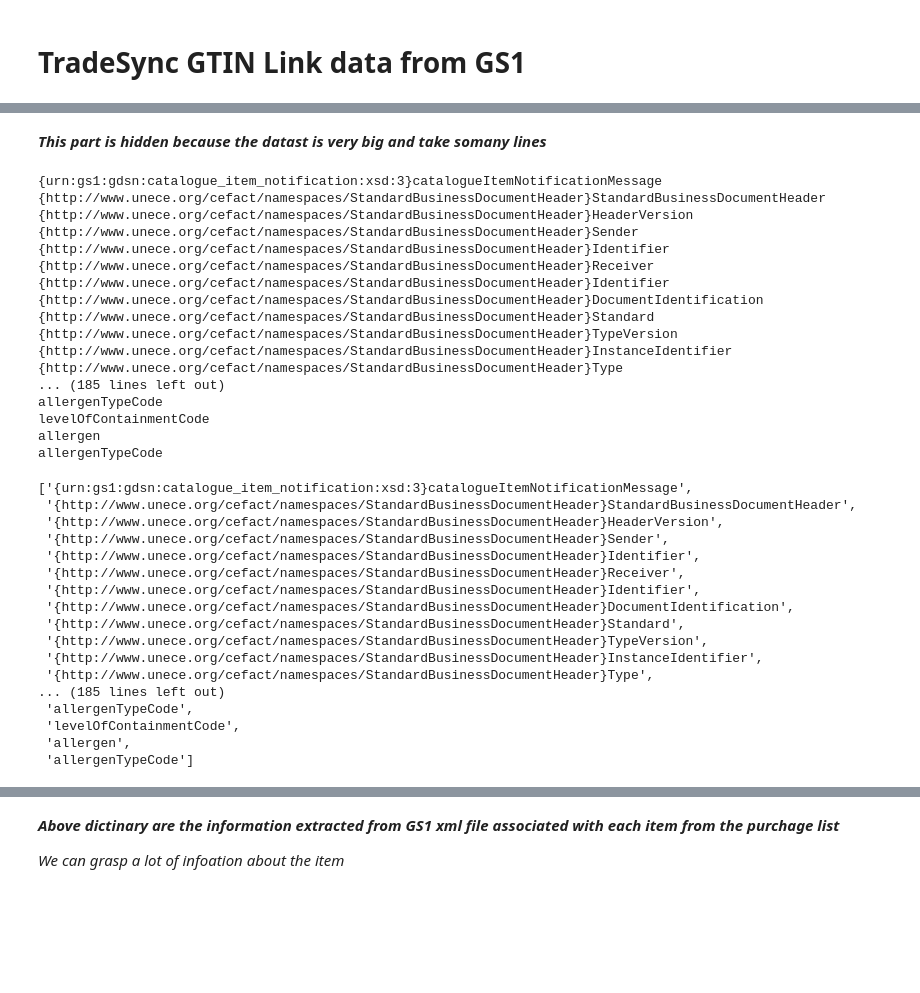
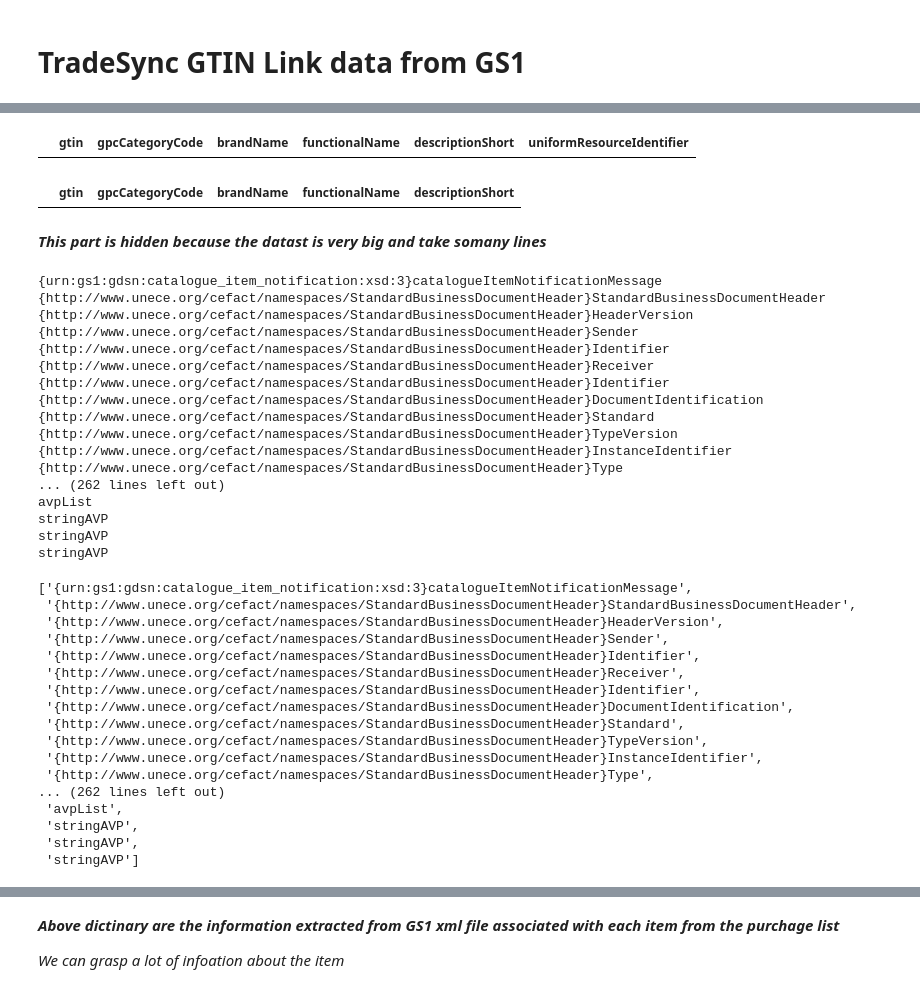
Before and after one commit to mrchapagain/ConsumerDataAnalytics, a Jupyter notebook: Data_Exploration.ipynb, the cells around one changed output, grey strips where cells are left out. Cells and saved outputs as stored; diff of their text form; code cells hidden in the pictures; blank space fills up the shorter version.

```diff
--- a/Data_Exploration.ipynb
+++ b/Data_Exploration.ipynb
@@ -255,3 +280,23 @@ Childerns:  [<Element '{http://www.unece.org/cefact/namespaces/StandardBusinessD
+# %%
+
+df
+# %% [output]
+|  | gtin | gpcCategoryCode | brandName | functionalName | descriptionShort | uniformResourceIdentifier |
+# %%
+# Lets loop over all the files and extract the GTIN code and associated Brick-codes
+
+for xml in xmls[:15]:
+  # create an Empty DataFrame object
+  df = pd.DataFrame()
+  df['gtin']=gs1_xml_reader(xml)['gtin']
+  df['gpcCategoryCode']=gs1_xml_reader(xml)['gpcCategoryCode']
+  df['brandName']=gs1_xml_reader(xml)['brandName']
+  df['functionalName']=gs1_xml_reader(xml)['functionalName']
+  df['descriptionShort']=gs1_xml_reader(xml)['descriptionShort']
+
+df
+# %% [output]
+|  | gtin | gpcCategoryCode | brandName | functionalName | descriptionShort |
 # %% [markdown]
 ***This part is hidden because the datast is very big and  take somany lines***
 # %%
@@ -265,7 +310,7 @@ with open(path_tradesync_data, 'r') as f:
 # Code to explore tags
 # The xml file has a LOT of tags!
 list_of_items= []
-stopAt = 200
+stopAt = 300
 for elem in root.iter():
     print(elem.tag)
     list_of_items.append(elem.tag)
@@ -287,11 +332,11 @@ list_of_items
 {http://www.unece.org/cefact/namespaces/StandardBusinessDocumentHeader}TypeVersion
 {http://www.unece.org/cefact/namespaces/StandardBusinessDocumentHeader}InstanceIdentifier
 {http://www.unece.org/cefact/namespaces/StandardBusinessDocumentHeader}Type
-... (185 lines left out)
-allergenTypeCode
-levelOfContainmentCode
-allergen
-allergenTypeCode
+... (262 lines left out)
+avpList
+stringAVP
+stringAVP
+stringAVP
 ['{urn:gs1:gdsn:catalogue_item_notification:xsd:3}catalogueItemNotificationMessage',
  '{http://www.unece.org/cefact/namespaces/StandardBusinessDocumentHeader}StandardBusinessDocumentHeader',
  '{http://www.unece.org/cefact/namespaces/StandardBusinessDocumentHeader}HeaderVersion',
@@ -304,11 +349,11 @@ allergenTypeCode
  '{http://www.unece.org/cefact/namespaces/StandardBusinessDocumentHeader}TypeVersion',
  '{http://www.unece.org/cefact/namespaces/StandardBusinessDocumentHeader}InstanceIdentifier',
  '{http://www.unece.org/cefact/namespaces/StandardBusinessDocumentHeader}Type',
-... (185 lines left out)
- 'allergenTypeCode',
- 'levelOfContainmentCode',
- 'allergen',
- 'allergenTypeCode']
+... (262 lines left out)
+ 'avpList',
+ 'stringAVP',
+ 'stringAVP',
+ 'stringAVP']
 # %%
 #print(ET.tostring(root, encoding='utf8').decode('utf8'))
 list_of_items_to_find= ["entityIdentification", "brandName", "functionalName", "gtin", "gln", 'additionalTradeItemIdentification', "creationDateTime", "dataRecipient", "contactDescription", "partyAddress", "gpcCategoryCode", "grossWeight", "descriptionShort", "allergenSpecificationName", "ingredientStatement", "tradeItemTemperatureConditionTypeCode", "uniformResourceIdentifier"]
```
Also changed, not shown: parts of 8 cells of this notebook.
